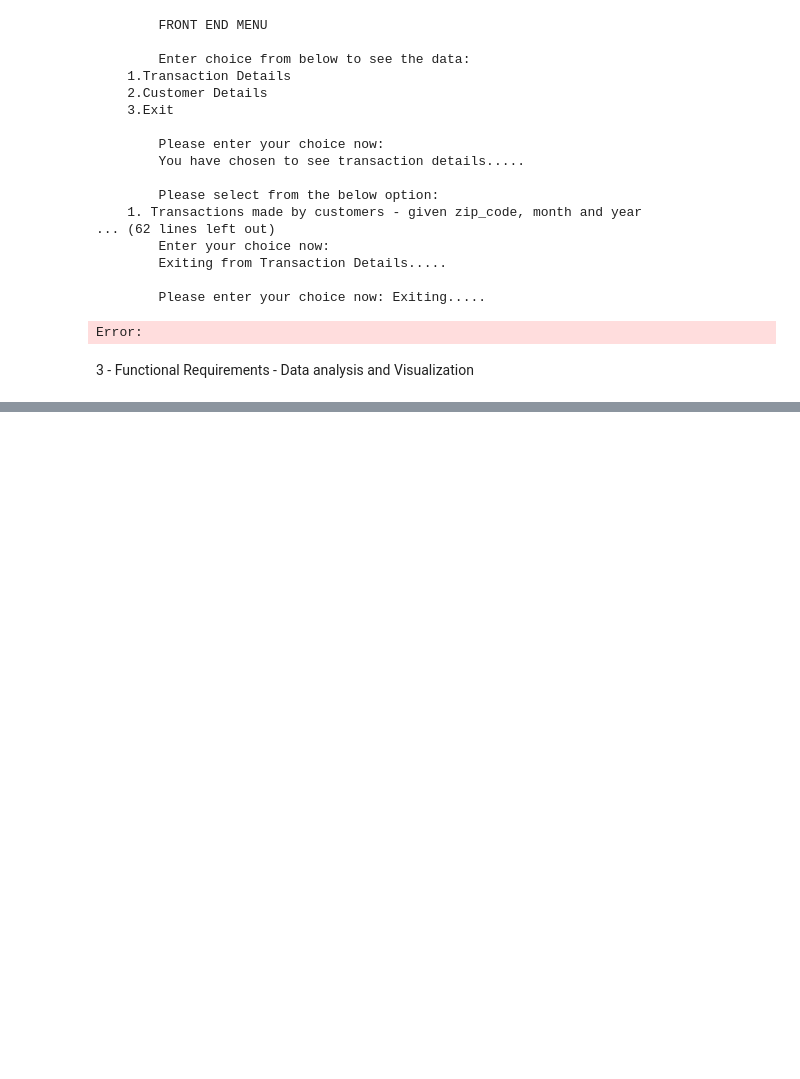
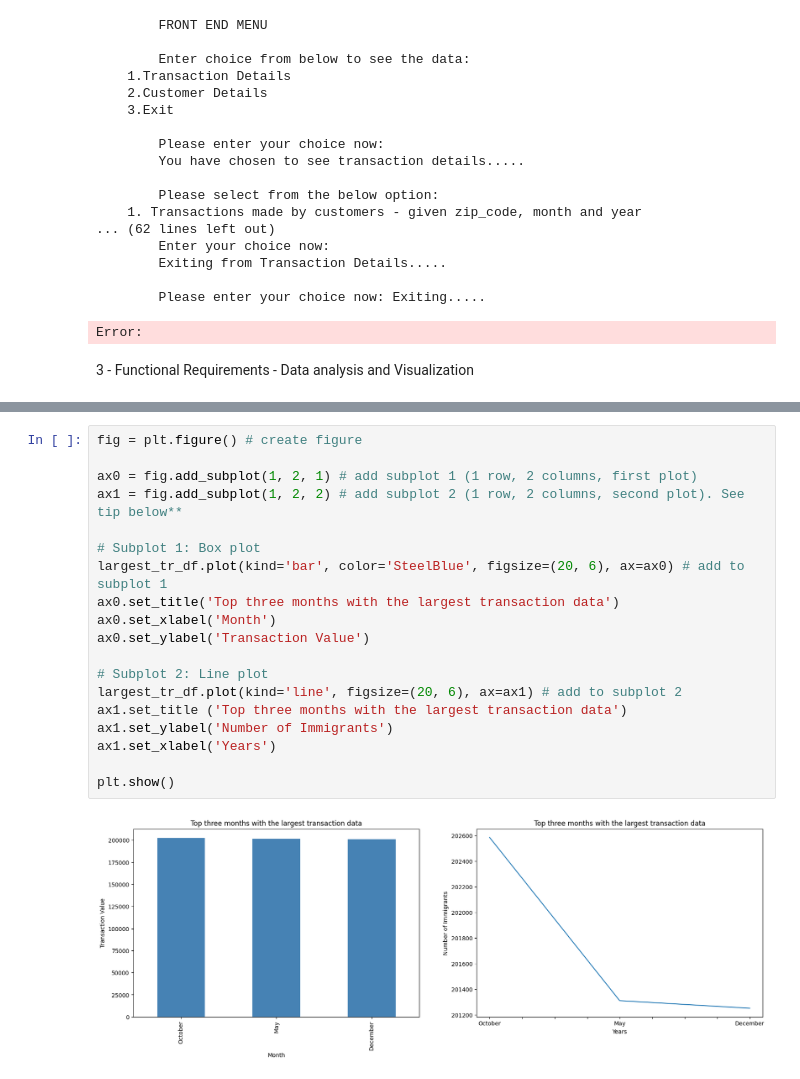
Before and after one commit to Priyakrishnan101/capstone, a Jupyter notebook: ETL_CS.ipynb, the cells around one changed output, grey strips where cells are left out. Saved outputs shown, nothing was run; the diff lists cells and outputs as text; blank space fills up the shorter version.

```diff
--- a/ETL_CS.ipynb
+++ b/ETL_CS.ipynb
@@ -791,0 +824,21 @@ top_cust_df.reset_index()
+# %%
+fig = plt.figure() # create figure
+
+ax0 = fig.add_subplot(1, 2, 1) # add subplot 1 (1 row, 2 columns, first plot)
+ax1 = fig.add_subplot(1, 2, 2) # add subplot 2 (1 row, 2 columns, second plot). See tip below**
+
+# Subplot 1: Box plot
+largest_tr_df.plot(kind='bar', color='SteelBlue', figsize=(20, 6), ax=ax0) # add to subplot 1
+ax0.set_title('Top three months with the largest transaction data')
+ax0.set_xlabel('Month')
+ax0.set_ylabel('Transaction Value')
+
+# Subplot 2: Line plot
+largest_tr_df.plot(kind='line', figsize=(20, 6), ax=ax1) # add to subplot 2
+ax1.set_title ('Top three months with the largest transaction data')
+ax1.set_ylabel('Number of Immigrants')
+ax1.set_xlabel('Years')
+
+plt.show()
+# %% [output]
+[figure, added]
```
Also changed, not shown: parts of 22 cells of this notebook, 1 other file.
